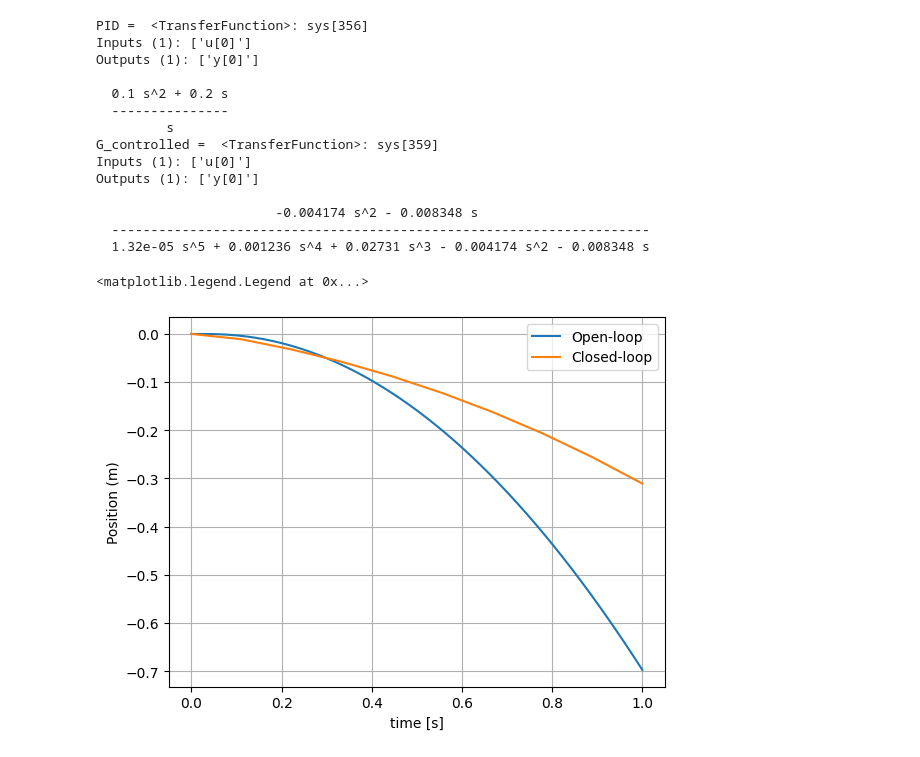
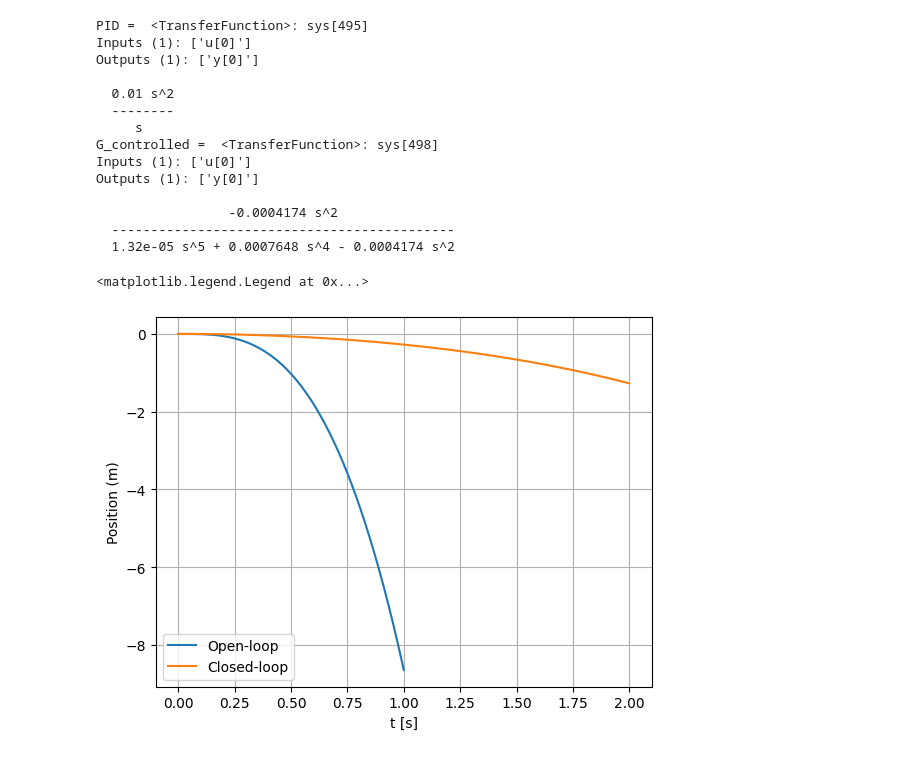
Before and after one commit to TijnAltenaAO/python-modeling, a Jupyter notebook: controlsystemsmodeling.ipynb, the cells around one changed output. Cells and saved outputs as stored; diff of their text form; code cells hidden in the pictures.

```diff
--- a/controlsystemsmodeling.ipynb
+++ b/controlsystemsmodeling.ipynb
@@ -10,7 +10,7 @@ import matplotlib.pyplot as plt
 g = 9.81
 d = 0.0375
 L = 0.1725
-b = 0.002 # total guess
+b = 0.0 # total guess
 m = 0.05 # weight of ball
 R = 0.02
 
@@ -20,10 +20,13 @@ den = [1, (5*b)/(7*m*R), 0]
 G_plant = tf(num, den)
 
 # step response and pulse response:
-step = tf([-np.pi/6],[1,0]) # make step an angle of -30 deg. note this is motor angle.
+step = tf([1],[1,0])
 Y_step = G_plant * step
 pulse = tf([1],[1])
 Y_pulse = G_plant * step
+a = 20 # angular frequency
+sin = tf([a**2],[1,0,a**2])
+Y_sine = G_plant * sin
 
 # show actual equations
 print('input pulse = ', step)
@@ -35,9 +38,12 @@ print('output Y = ', Y_pulse)
 
 #open loop response = the system's output behavior without any feedback, measured after a step change in the systems input (= at the controller's output )
 t,y = step_response(G_plant,T=1,T_num=200, X0=0)     #X0 can be set as initial condition
+y_angle = y*(np.pi/12) # change to whatever angle we want to try as a step.
 t2,yc = impulse_response(G_plant,T=1,T_num=200)
-plt.plot(t,y, label='Step response - open loop')
-plt.plot(t2,yc, label='Impulse response -  open loop')
+t3,yc2 = impulse_response(Y_sine, T=1, T_num=100)
+# plt.plot(t,y_angle, label='Step response - open loop')
+# plt.plot(t2,yc, label='Impulse response -  open loop')
+plt.plot(t3,yc2, label='Sine response -  open loop')
 plt.grid()
 plt.xlabel('time (s)') # unsure if should be angle
 plt.ylabel('Position (meter)')
@@ -155,10 +161,11 @@ print('total transfer function = ', G_total)
 print('output Y = ', Y_pulse)
 
 #open loop response = the system's output behavior without any feedback, measured after a step change in the systems input (= at the controller's output )
-t,y = step_response(G_total,T=1,T_num=200, X0=0)     #X0 can be set as initial condition
-t2,yc = impulse_response(G_total,T=1,T_num=200)
-plt.plot(t,y, label='Step response - open loop')
-plt.plot(t2,yc, label='Impulse response -  open loop')
+t,y = step_response(G_total,T=1,T_num=1000, X0=0)#X0 can be set as initial condition
+y_pos = y*6 # scaled by 6 for a 6v step ?
+# t2,yc = impulse_response(G_total,T=1,T_num=200)
+plt.plot(t,y_pos, label='Step response - open loop')
+# plt.plot(t2,yc, label='Impulse response -  open loop')
 plt.grid()
 plt.xlabel('time (s)')
 plt.ylabel('position (meter)')
@@ -186,44 +193,44 @@ Outputs (1): ['y[0]']
 # %%
 # add PI controller (now it is closed loop)
-num = Kp,Ki,Kd=0.1,0.2,0 # idk if this way of defining is allowed. d = 0 because otherwise deg(num) > deg(den)
+num = Kp,Ki,Kd=0.01,0,0 # idk if this way of defining is allowed. d = 0 because otherwise deg(num) > deg(den)
 den = [1, 0]
 controller = tf(num,den)
 print('PID = ', controller)
 
 G_control = controller*G_total
 G_controlled = feedback(G_control,[1],-1)  #GF is forward gain, [1] is unity feedback loop with -1 indicating negative feedback
 
 print('G_controlled = ', G_controlled)
 
-t2, yc = step_response(G_controlled,T=1,T_num=10)
+t2, yc = step_response(G_controlled,T=2,T_num=100)
 # t2, yc = step_response(Gtotf,T=10,T_num=200,X0=-0.0)
 plt.plot(t,y, label='Open-loop')
 plt.plot(t2,yc, label='Closed-loop')
 plt.grid()
-plt.xlabel('time [s]')
+plt.xlabel('t [s]')
 plt.ylabel('Position (m)')
 plt.legend()
 
 #impulse_response(g,T=10,T_num=200)
 
 
 
 
 # TODO add bode plots and pole zero plot at what places?
 # %% [output]
-PID =  <TransferFunction>: sys[356]
+PID =  <TransferFunction>: sys[495]
 Inputs (1): ['u[0]']
 Outputs (1): ['y[0]']
 
-  0.1 s^2 + 0.2 s
-  ---------------
-         s
-G_controlled =  <TransferFunction>: sys[359]
+  0.01 s^2
+  --------
+     s
+G_controlled =  <TransferFunction>: sys[498]
 Inputs (1): ['u[0]']
 Outputs (1): ['y[0]']
 
-                       -0.004174 s^2 - 0.008348 s
-  ---------------------------------------------------------------------
-  1.32e-05 s^5 + 0.001236 s^4 + 0.02731 s^3 - 0.004174 s^2 - 0.008348 s
+                 -0.0004174 s^2
+  --------------------------------------------
+  1.32e-05 s^5 + 0.0007648 s^4 - 0.0004174 s^2
 <matplotlib.legend.Legend at 0x...>
-[figure, old version]
+[figure, new version]
```
Also changed, not shown: parts of 3 cells of this notebook.
